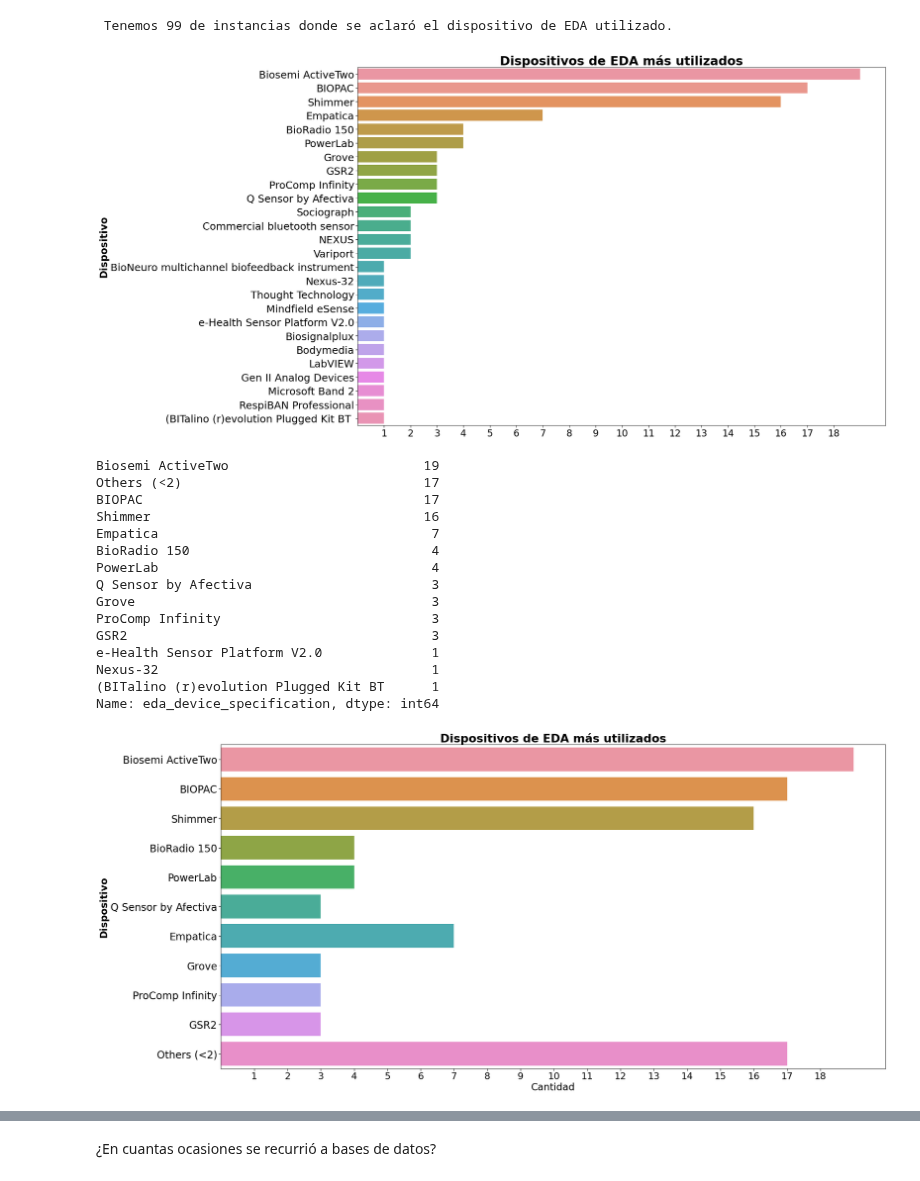
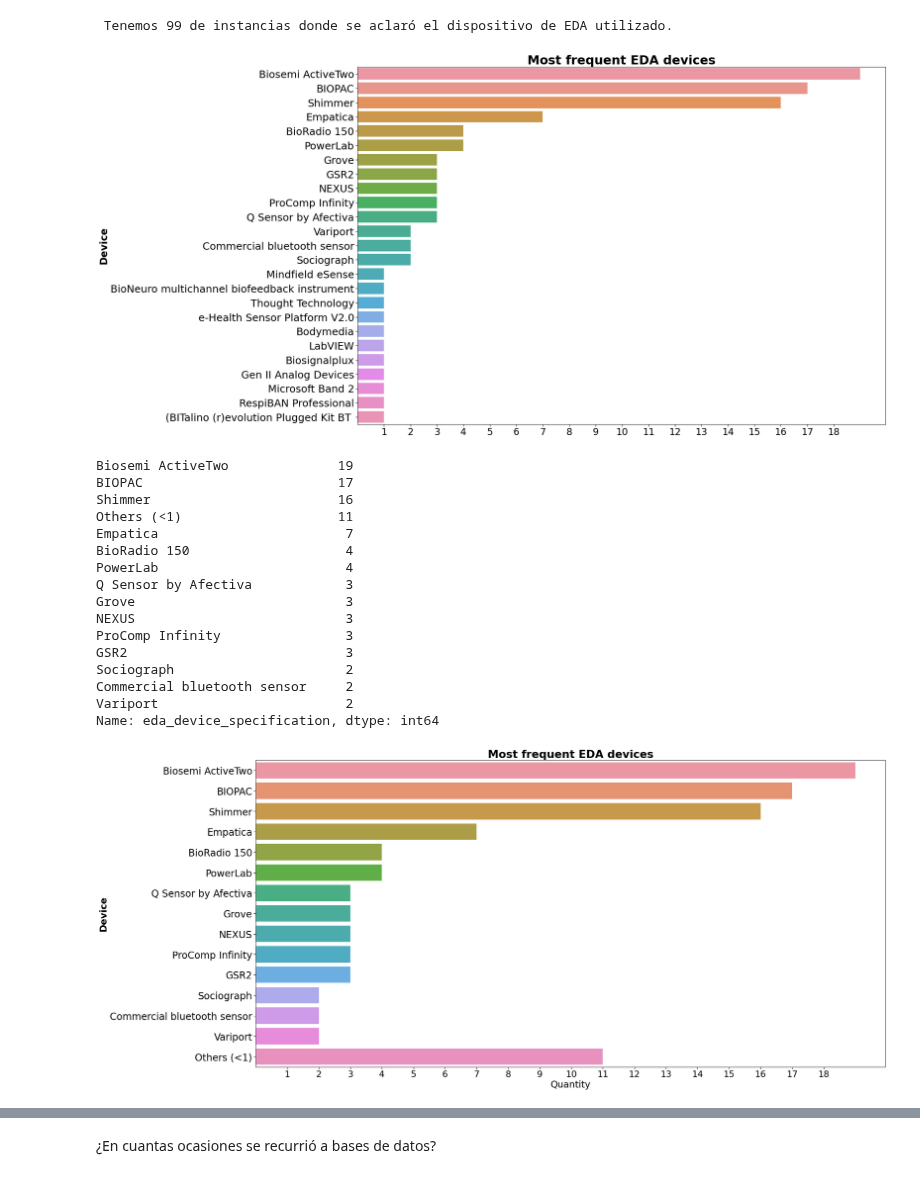
Before and after one commit to tomdamelio/Review_EDA_Emotion_Recognition, a Jupyter notebook: AGUS/agus_analysis.ipynb, the cells around one changed output, grey strips where cells are left out. Cells and saved outputs as stored; diff of their text form; code cells hidden in the pictures.

```diff
--- a/AGUS/agus_analysis.ipynb
+++ b/AGUS/agus_analysis.ipynb
@@ -326,8 +370,8 @@ mapping_eda = {
     'Gen II integrated wearable device from Analog Devices, Inc': 'Gen II Analog Devices',
     'e-Health Sensor\nPlatform V2.0' : 'e-Health Sensor Platform V2.0',
     '(BITalino (r)evolution Plugged\r\nKit BT':'(BITalino (r)evolution Plugged Kit BT ',
-    'Nexus-10' : 'NEXUS', 'Nexus 4 Biofeedback system3':'NEXUS' #NO ESTOY SEGURO SI ESTO REALMENTE SON LO MISMO, O SIQUIERA SI NEXUS ES LA MARCA
-                }
+    'Nexus-10' : 'NEXUS', 'Nexus 4 Biofeedback system3':'NEXUS', #NO ESTOY SEGURO SI ESTO REALMENTE SON LO MISMO, O SIQUIERA SI NEXUS ES LA MARCA
+    'Nexus-32' : 'NEXUS'         }
 
 
 eda_devices.loc[:,'eda_device_specification'] = eda_devices.loc[:,'eda_device_specification'].replace(mapping_eda)
@@ -397,10 +441,10 @@ sns.set_context('paper')
 sns.countplot(y = 'eda_device_specification',
             data = eda_devices,
             order = eda_devices['eda_device_specification'].value_counts().index)
-plt.title('Dispositivos de EDA más utilizados',
+plt.title('Most frequent EDA devices',
             fontweight = 'bold',
             fontsize = 30)
-plt.ylabel('Dispositivo',
+plt.ylabel('Device',
             fontsize = 24,
             fontweight = 'bold')
 plt.xlabel('')
@@ -408,66 +452,64 @@ plt.yticks(fontsize = 25)
 plt.xticks(ticks = range(1,19), fontsize = 23)
 plt.show()
 # %% [output]
-[figure, old version]
+[figure, new version]
 # %%
 #Aquellos que tenian una frecuencia de 4 o menos los agrupamos en 'Others'
 mapping_others ={
-        'Commercial bluetooth sensor' : 'Others (<2)',
-        'Variport' : 'Others (<2)',
-        'Sociograph': 'Others (<2)',
-        'NEXUS': 'Others (<2)',
-        'Mindfield eSense': 'Others (<2)',
-        'BioNeuro multichannel biofeedback instrument': 'Others (<2)',
-        'Thought Technology': 'Others (<2)',
-        'e-Health Sensor\nPlatform V2.0': 'Others (<2)',
-        'Bodymedia': 'Others (<2)',
-        'LabVIEW': 'Others (<2)',
-        'Biosignalplux': 'Others (<2)',
-        'Gen II Analog Devices': 'Others (<2)',
-        'Microsoft Band 2': 'Others (<2)',
-        'RespiBAN Professional': 'Others (<2)',
-        '(BITalino (r)evolution Plugged\r\nKit BT': 'Others (<2)'}
+
+        'Mindfield eSense': 'Others (<1)',
+        'BioNeuro multichannel biofeedback instrument': 'Others (<1)',
+        'Thought Technology': 'Others (<1)',
+        'e-Health Sensor Platform V2.0': 'Others (<1)',
+        'Bodymedia': 'Others (<1)',
+        'LabVIEW': 'Others (<1)',
+        'Biosignalplux': 'Others (<1)',
+        'Gen II Analog Devices': 'Others (<1)',
+        'Microsoft Band 2': 'Others (<1)',
+        'RespiBAN Professional': 'Others (<1)',
+        '(BITalino (r)evolution Plugged Kit BT ': 'Others (<1)'}
 
 devices_with_others = eda_devices.copy()
 
 devices_with_others.loc[:,'eda_device_specification'] = devices_with_others.loc[:,'eda_device_specification'].replace(mapping_others)
 devices_with_others['eda_device_specification'].value_counts()
 # %% [output]
-Biosemi ActiveTwo                         19
-Others (<2)                               17
-BIOPAC                                    17
-Shimmer                                   16
-Empatica                                   7
-BioRadio 150                               4
-PowerLab                                   4
-Q Sensor by Afectiva                       3
-Grove                                      3
-ProComp Infinity                           3
-GSR2                                       3
-e-Health Sensor Platform V2.0              1
-Nexus-32                                   1
-(BITalino (r)evolution Plugged Kit BT      1
+Biosemi ActiveTwo              19
+BIOPAC                         17
+Shimmer                        16
+Others (<1)                    11
+Empatica                        7
+BioRadio 150                    4
+PowerLab                        4
+Q Sensor by Afectiva            3
+Grove                           3
+NEXUS                           3
+ProComp Infinity                3
+GSR2                            3
+Sociograph                      2
+Commercial bluetooth sensor     2
+Variport                        2
 Name: eda_device_specification, dtype: int64
 # %%
 #Orden
-plot_order = ['Biosemi ActiveTwo','BIOPAC', 'Shimmer', 'BioRadio 150', 'PowerLab', 'Q Sensor by Afectiva' , 'Empatica', 'Grove', 'ProComp Infinity', 'GSR2', 'Others (<2)']
+plot_order = ['Biosemi ActiveTwo','BIOPAC', 'Shimmer', 'Empatica','BioRadio 150', 'PowerLab', 'Q Sensor by Afectiva' , 'Grove','NEXUS','ProComp Infinity', 'GSR2','Sociograph', 'Commercial bluetooth sensor', 'Variport', 'Others (<1)']
 
 #Plot
 plt.figure(figsize = (28,14))
 sns.set_context('paper')
 sns.countplot(y = 'eda_device_specification',
             data = devices_with_others,
             order = plot_order)
-plt.title('Dispositivos de EDA más utilizados',
+plt.title('Most frequent EDA devices',
             fontweight = 'bold',
             fontsize = 27)
-plt.ylabel('Dispositivo', fontsize = 23,fontweight = 'bold')
-plt.xlabel('Cantidad', fontsize = 23)
+plt.ylabel('Device', fontsize = 23,fontweight = 'bold')
+plt.xlabel('Quantity', fontsize = 23)
 plt.yticks(fontsize = 24)
 plt.xticks(ticks = range(1,19), fontsize = 22)
 plt.show()
 # %% [output]
-[figure, old version]
+[figure, new version]
 # %%
 df_statistical_learning_models = pd.read_csv('../update_data/Tabla Normalizada - Statistical Learning model.csv')
 df_statistical_learning_models=df_statistical_learning_models.fillna('-')
```
Also changed, not shown: parts of 37 cells of this notebook.
